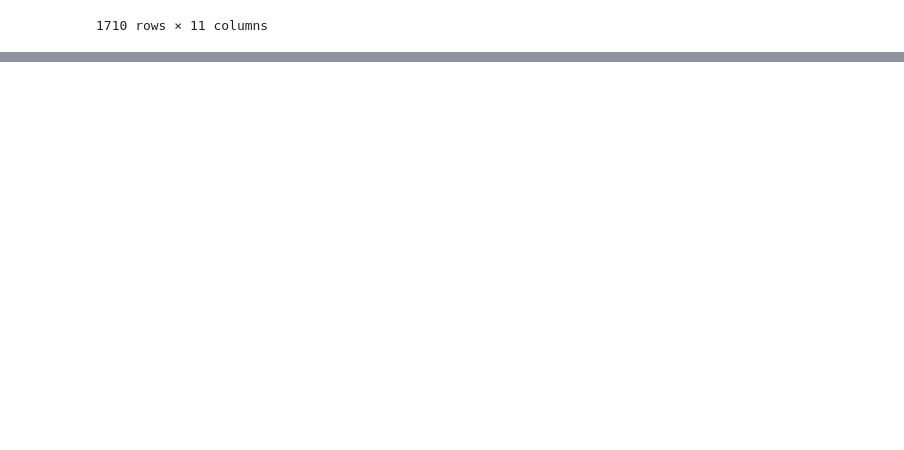
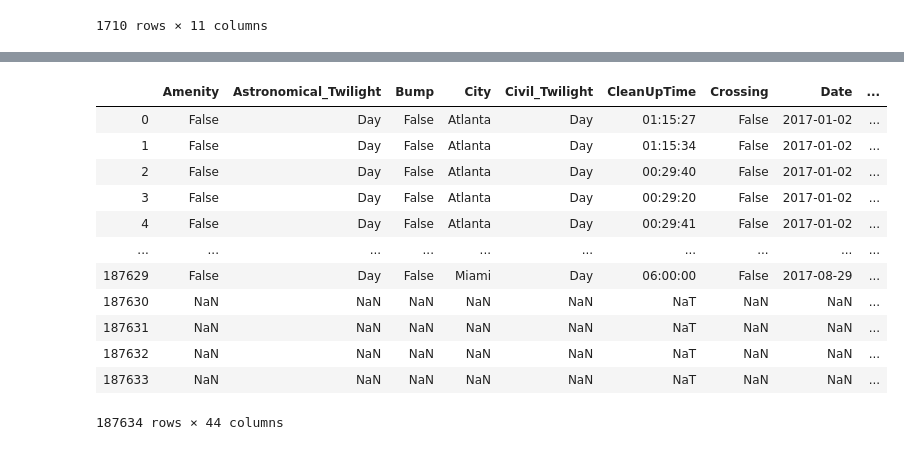
Before and after one commit to holden-herrell/IST718_GROUP_PROJECT, a Jupyter notebook: IST718-Final-Project.ipynb, the cells around one changed output, grey strips where cells are left out. Cells and saved outputs as stored; diff of their text form; code cells hidden in the pictures; blank space fills up the shorter version.

```diff
--- a/IST718-Final-Project.ipynb
+++ b/IST718-Final-Project.ipynb
@@ -333,0 +408,3 @@ display(Sports)
+# %%
+#Merge all datsets
+USAgg=pd.merge(US,Sports, how='outer', on=['JoinID', 'JoinID'])
@@ -333,0 +421,12 @@ display(Sports)
+# %%
+#Rename Columns, drop extras from join
+USAgg.rename(columns={'City_x':'City','Date_x':'Date','State_x':'State'},inplace=True)
+USAgg=USAgg.drop(columns=['City_y','Date_y','State_y', 'JoinID'])
+# %%
+#Fill NA values for sports
+USAgg['MLBGame'].fillna(0, inplace=True)
+USAgg['NBAGame'].fillna(0, inplace=True)
+USAgg['NFLGame'].fillna(0, inplace=True)
+USAgg['MLB_Attendance'].fillna(0, inplace=True)
+USAgg['NBA_Attendance'].fillna(0, inplace=True)
+USAgg['NFL_Attendance'].fillna(0, inplace=True)
@@ -333,0 +443,26 @@ display(Sports)
+# %%
+#Create consolidated lat, lng fields
+USAgg['Lat']=USAgg['Start_Lat']
+USAgg['Lng']=USAgg['Start_Lng']
+USAgg.loc[USAgg['Lat']=='NaN', ['Lat']] = USAgg['End_Lat']
+USAgg.loc[USAgg['Lng']=='NaN', ['Lng']] = USAgg['End_Lng']
+USAgg=pd.DataFrame(USAgg)
+USAgg=USAgg.drop(columns=['Start_Lat','Start_Lng','End_Lat','End_Lng'])
+# %%
+pd.options.display.max_columns=60
+pd.options.display.max_rows=200
+display(USAgg)
+# %% [output]
+|  | Amenity | Astronomical_Twilight | Bump | City | Civil_Twilight | CleanUpTime | Crossing | Date | ... |
+| 0 | False | Day | False | Atlanta | Day | 01:15:27 | False | 2017-01-02 | ... |
+| 1 | False | Day | False | Atlanta | Day | 01:15:34 | False | 2017-01-02 | ... |
+| 2 | False | Day | False | Atlanta | Day | 00:29:40 | False | 2017-01-02 | ... |
+| 3 | False | Day | False | Atlanta | Day | 00:29:20 | False | 2017-01-02 | ... |
+| 4 | False | Day | False | Atlanta | Day | 00:29:41 | False | 2017-01-02 | ... |
+| ... | ... | ... | ... | ... | ... | ... | ... | ... | ... |
+| 187629 | False | Day | False | Miami | Day | 06:00:00 | False | 2017-08-29 | ... |
+| 187630 | NaN | NaN | NaN | NaN | NaN | NaT | NaN | NaN | ... |
+| 187631 | NaN | NaN | NaN | NaN | NaN | NaT | NaN | NaN | ... |
+| 187632 | NaN | NaN | NaN | NaN | NaN | NaT | NaN | NaN | ... |
+| 187633 | NaN | NaN | NaN | NaN | NaN | NaT | NaN | NaN | ... |
+187634 rows × 44 columns
```
Also changed, not shown: parts of 20 cells of this notebook.
